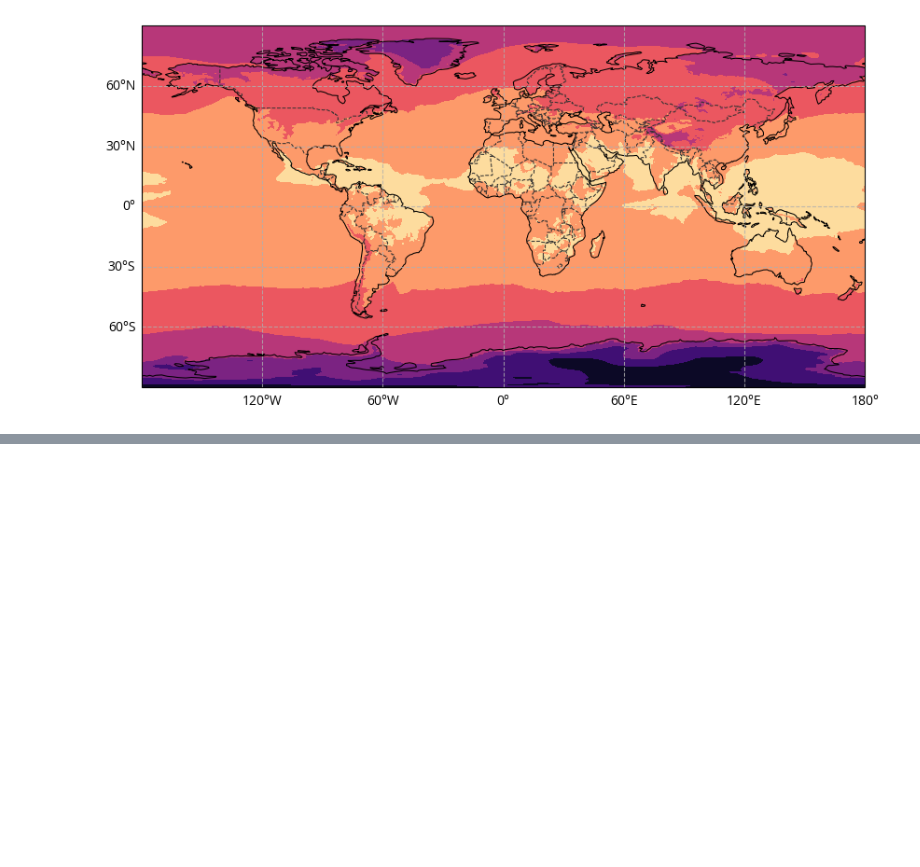
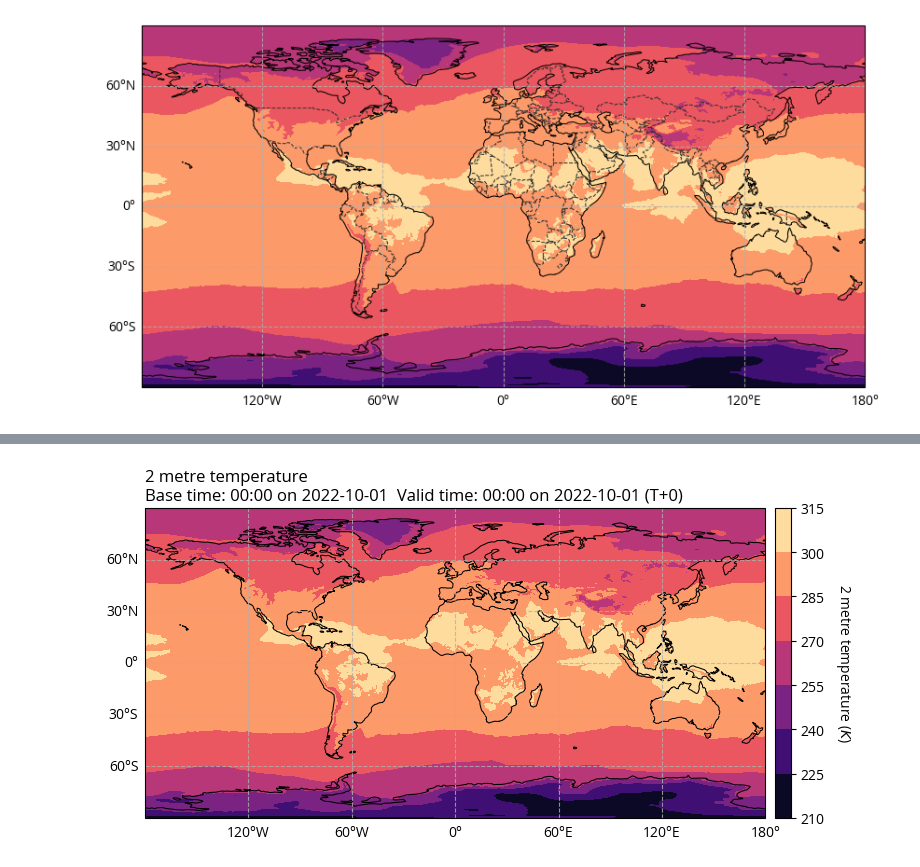
Before and after one commit to ecmwf/earthkit-maps, a Jupyter notebook: docs/examples/beginner-guide.ipynb, the cells around one changed output, grey strips where cells are left out. Cells and saved outputs as stored; diff of their text form; code cells hidden in the pictures; blank space fills up the shorter version.

Commit message:
Adds examples using quickplot

```diff
--- a/docs/examples/beginner-guide.ipynb
+++ b/docs/examples/beginner-guide.ipynb
@@ -48,0 +51,6 @@ chart.show()
+# %%
+from earthkit.maps.quickplot import quickplot
+
+quickplot(data)
+# %% [output]
+[figure, added]
```
Also changed, not shown: parts of 6 cells of this notebook, 11 other files.
